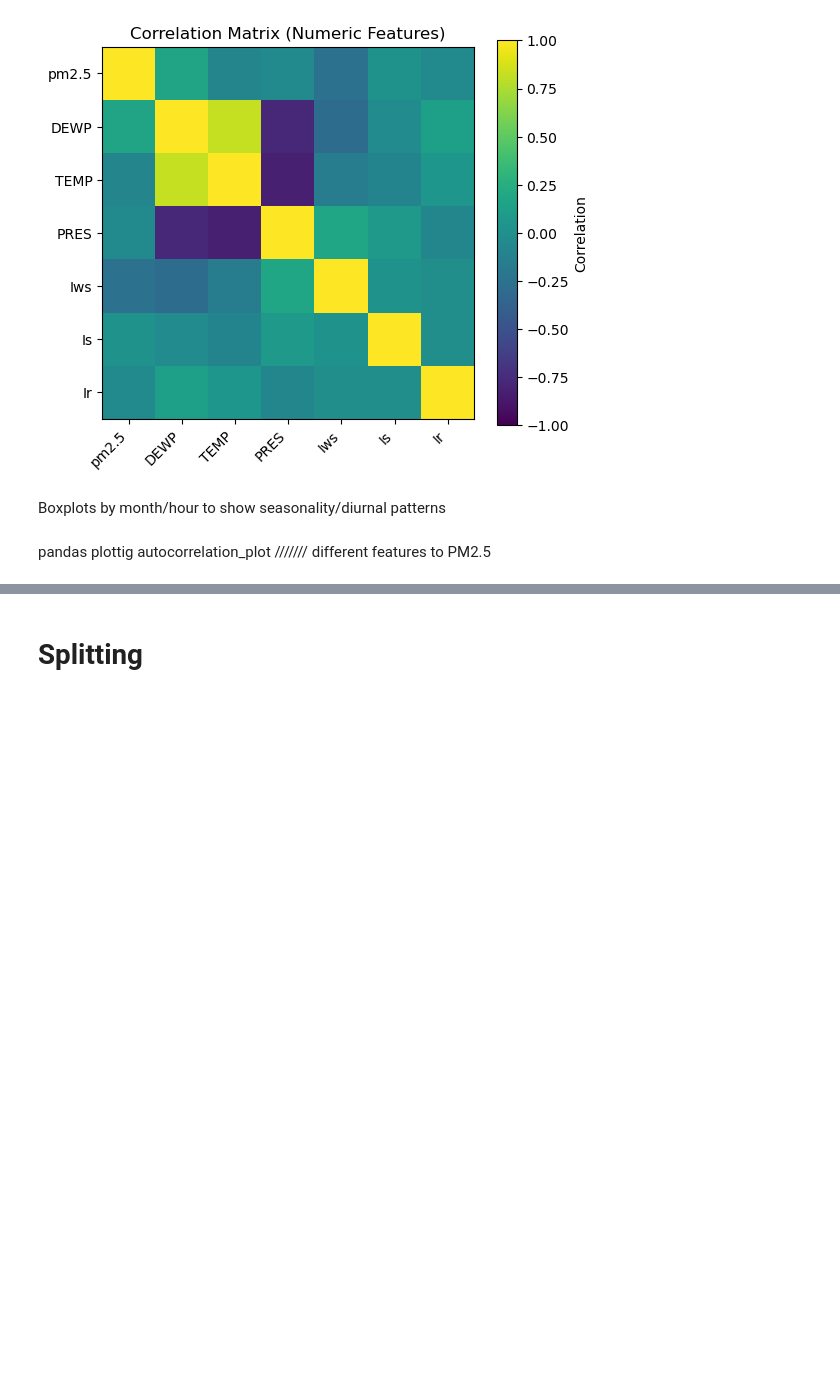
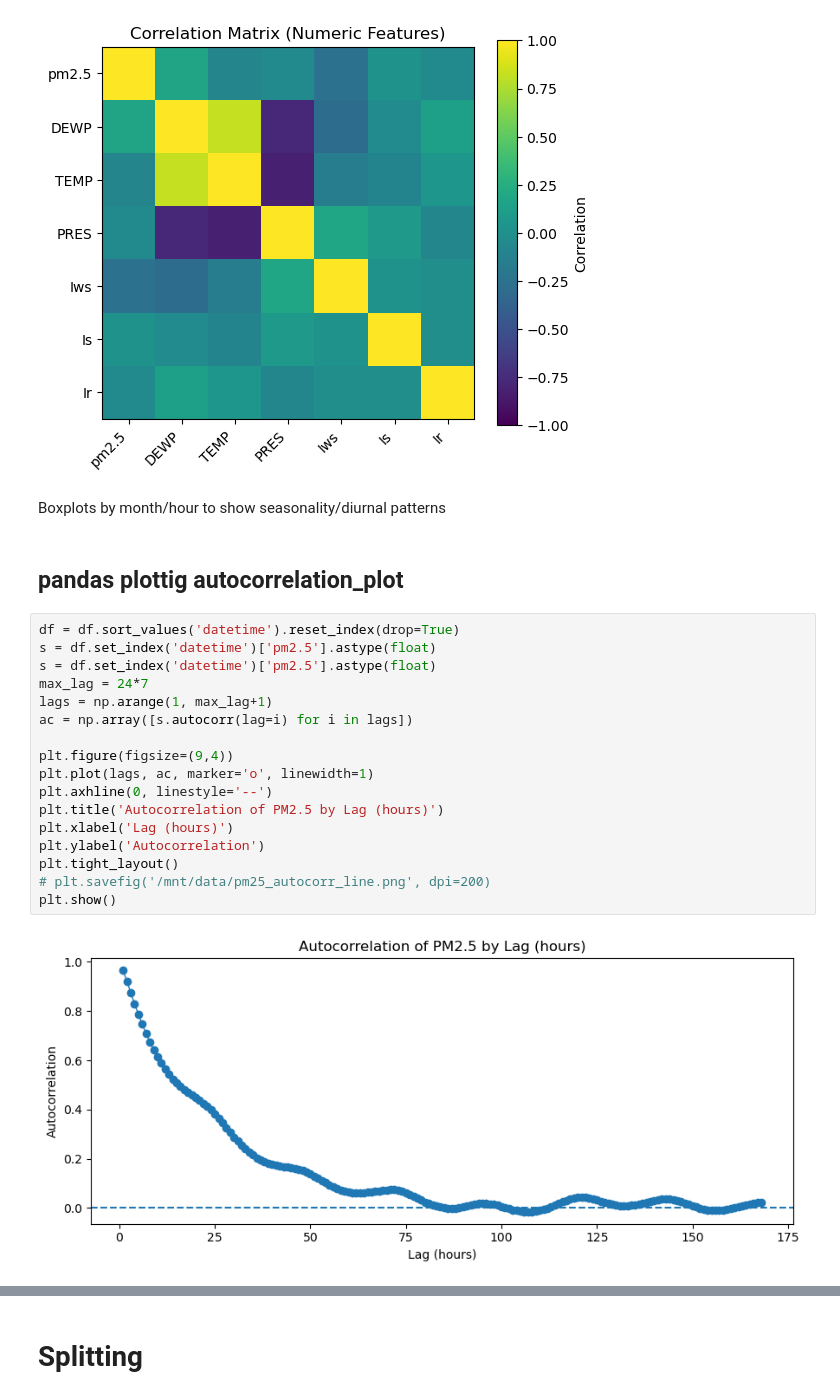
Before and after one commit to pbtommy1209/TommyP1030f25, a Jupyter notebook: midterm_pre.ipynb, the cells around one changed output, grey strips where cells are left out. Drawn from its saved outputs; the diff is of its cells as text; blank space fills up the shorter version.

```diff
--- a/midterm_pre.ipynb
+++ b/midterm_pre.ipynb
@@ -125,5 +207,24 @@ plt.xticks(range(len(num_cols)), num_cols, rotation=45, ha='right'); plt.yticks(
 [figure]
 # %% [markdown]
 Boxplots by month/hour to show seasonality/diurnal patterns
-# %% [markdown]
-pandas plottig autocorrelation_plot  ///////   different features to PM2.5
+# %% [markdown]
+## pandas plottig autocorrelation_plot
+# %%
+df = df.sort_values('datetime').reset_index(drop=True)
+s = df.set_index('datetime')['pm2.5'].astype(float)
+s = df.set_index('datetime')['pm2.5'].astype(float)
+max_lag = 24*7
+lags = np.arange(1, max_lag+1)
+ac = np.array([s.autocorr(lag=i) for i in lags])
+
+plt.figure(figsize=(9,4))
+plt.plot(lags, ac, marker='o', linewidth=1)
+plt.axhline(0, linestyle='--')
+plt.title('Autocorrelation of PM2.5 by Lag (hours)')
+plt.xlabel('Lag (hours)')
+plt.ylabel('Autocorrelation')
+plt.tight_layout()
+# plt.savefig('/mnt/data/pm25_autocorr_line.png', dpi=200)
+plt.show()
+# %% [output]
+[figure, added]
```
Also changed, not shown: parts of 9 cells of this notebook.
